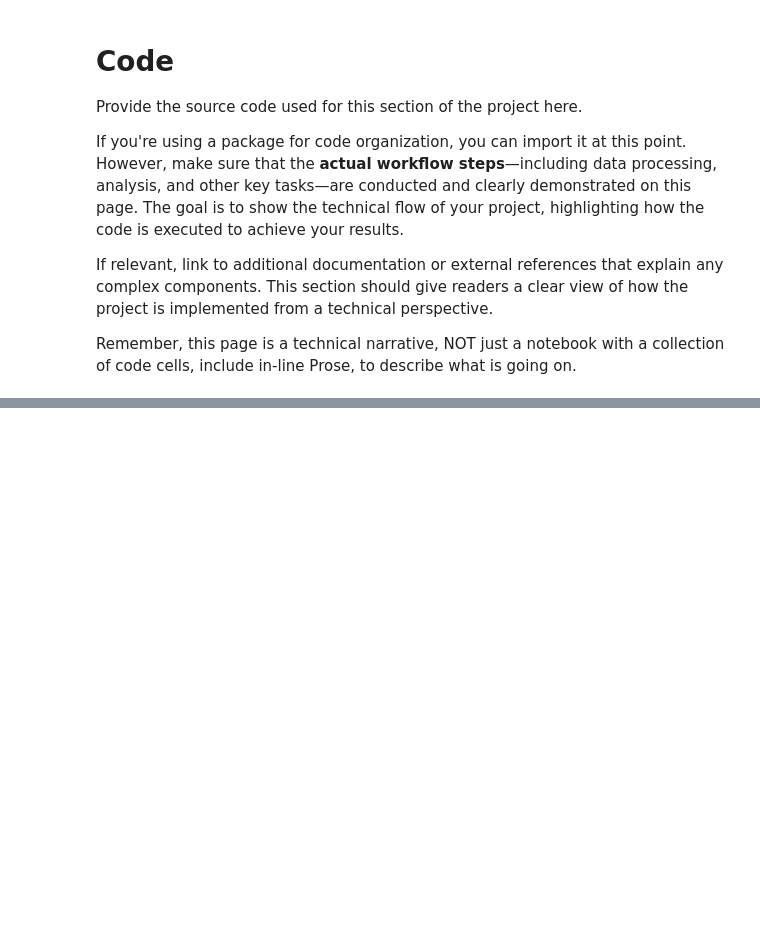
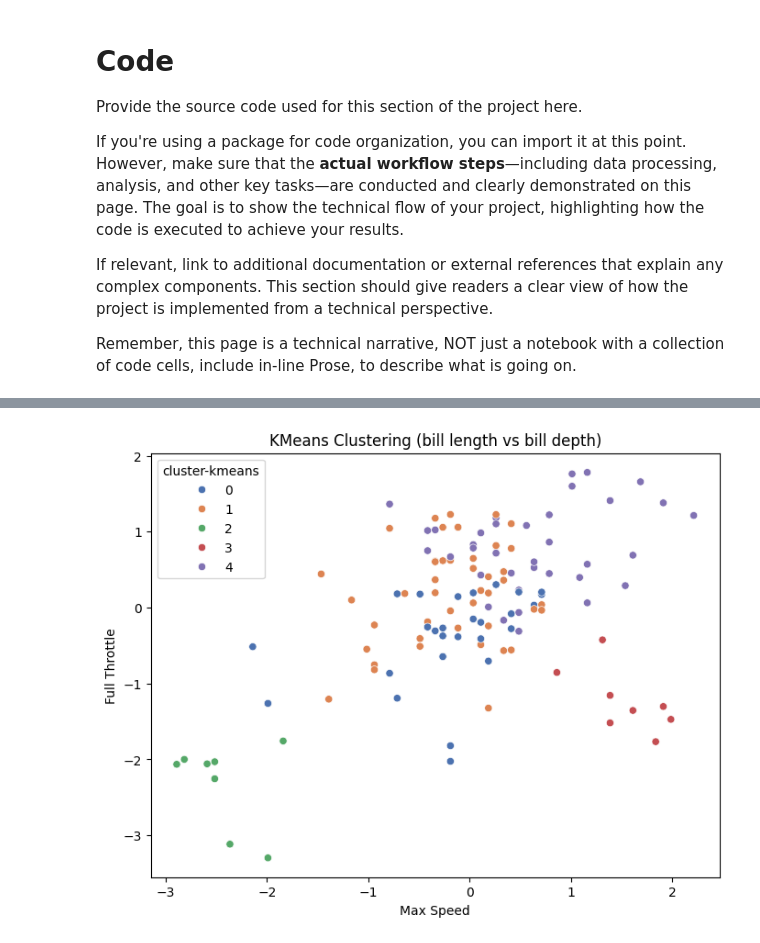
Before and after one commit to NandiniKodali988/F1-Through-Data, a Jupyter notebook: technical-details/unsupervised-learning/main.ipynb, the cells around one changed output, grey strips where cells are left out. Drawn from its saved outputs; the diff is of its cells as text; code cells hidden in the pictures; blank space fills up the shorter version.

```diff
--- a/technical-details/unsupervised-learning/main.ipynb
+++ b/technical-details/unsupervised-learning/main.ipynb
@@ -62,0 +88,9 @@ for i in range(2,10):
+# %%
+# Initializing and fitting the KMeans model with the optimal number of clusters
+clusters = 5
+kmeans = KMeans(n_clusters=clusters, random_state=123, n_init='auto')
+kmeans.fit(df[req_cols])
+
+# Predicting cluster labels
+df['cluster-kmeans'] = kmeans.labels_
+df.head()
@@ -62,0 +104,10 @@ for i in range(2,10):
+# %%
+# Visualizing the clusters using two features - bill_length_mm and bill_depth_mm
+plt.figure(figsize=(8, 6))
+sns.scatterplot(x=df['Max Speed (km/h)'], y=df['Full Throttle (%)'], hue=df['cluster-kmeans'], palette="deep")
+plt.title('KMeans Clustering (bill length vs bill depth)')
+plt.xlabel('Max Speed')
+plt.ylabel('Full Throttle')
+plt.show()
+# %% [output]
+[figure, added]
```
Also changed, not shown: parts of 5 cells of this notebook, 5 other files.
